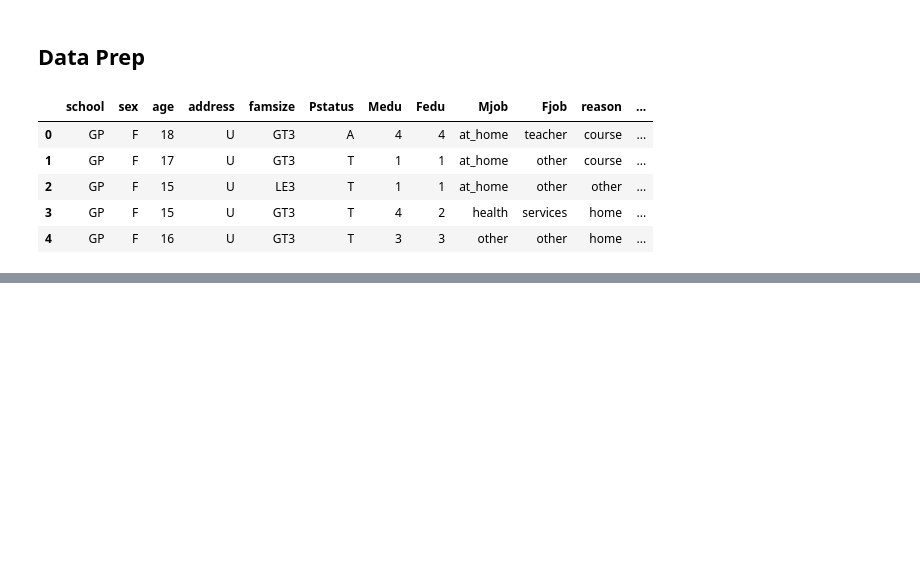
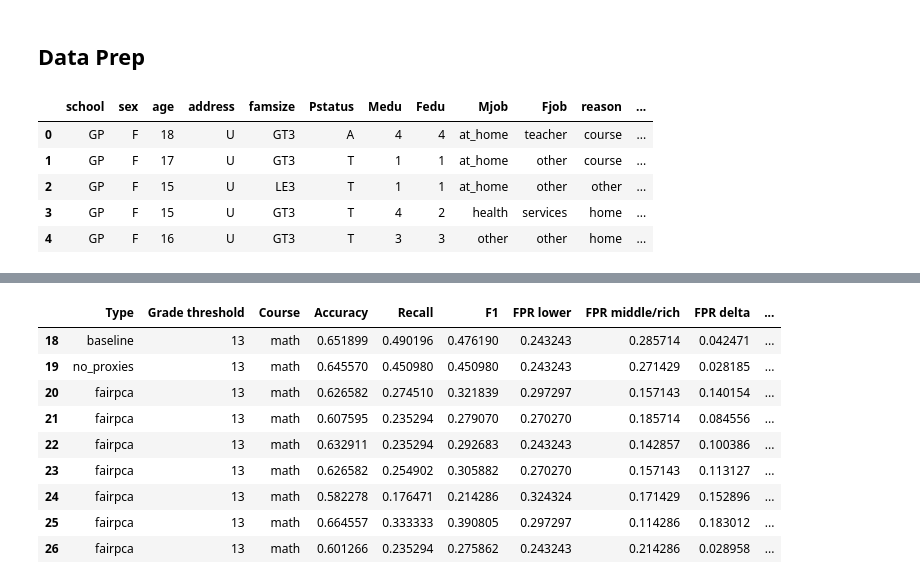
Before and after one commit to CasperAntonPoulsen/AlgoFainessExam, a Jupyter notebook: src/FairPCA.ipynb, the cells around one changed output, grey strips where cells are left out. Saved outputs shown, nothing was run; the diff lists cells and outputs as text; code cells hidden in the pictures; blank space fills up the shorter version.

```diff
--- a/src/FairPCA.ipynb
+++ b/src/FairPCA.ipynb
@@ -621,0 +646,13 @@ with open(file_path.absolute(), "wb") as file:
+# %%
+df_results[(df_results["Grade threshold"] == 13) & (df_results["Course"]=="math")]
+# %% [output]
+|  | Type | Grade threshold | Course | Accuracy | Recall | F1 | FPR lower | FPR middle/rich | FPR delta | ... |
+| 18 | baseline | 13 | math | 0.651899 | 0.490196 | 0.476190 | 0.243243 | 0.285714 | 0.042471 | ... |
+| 19 | no_proxies | 13 | math | 0.645570 | 0.450980 | 0.450980 | 0.243243 | 0.271429 | 0.028185 | ... |
+| 20 | fairpca | 13 | math | 0.626582 | 0.274510 | 0.321839 | 0.297297 | 0.157143 | 0.140154 | ... |
+| 21 | fairpca | 13 | math | 0.607595 | 0.235294 | 0.279070 | 0.270270 | 0.185714 | 0.084556 | ... |
+| 22 | fairpca | 13 | math | 0.632911 | 0.235294 | 0.292683 | 0.243243 | 0.142857 | 0.100386 | ... |
+| 23 | fairpca | 13 | math | 0.626582 | 0.254902 | 0.305882 | 0.270270 | 0.157143 | 0.113127 | ... |
+| 24 | fairpca | 13 | math | 0.582278 | 0.176471 | 0.214286 | 0.324324 | 0.171429 | 0.152896 | ... |
+| 25 | fairpca | 13 | math | 0.664557 | 0.333333 | 0.390805 | 0.297297 | 0.114286 | 0.183012 | ... |
+| 26 | fairpca | 13 | math | 0.601266 | 0.235294 | 0.275862 | 0.243243 | 0.214286 | 0.028958 | ... |
```
Also changed, not shown: parts of 9 cells of this notebook, 1 other file.
